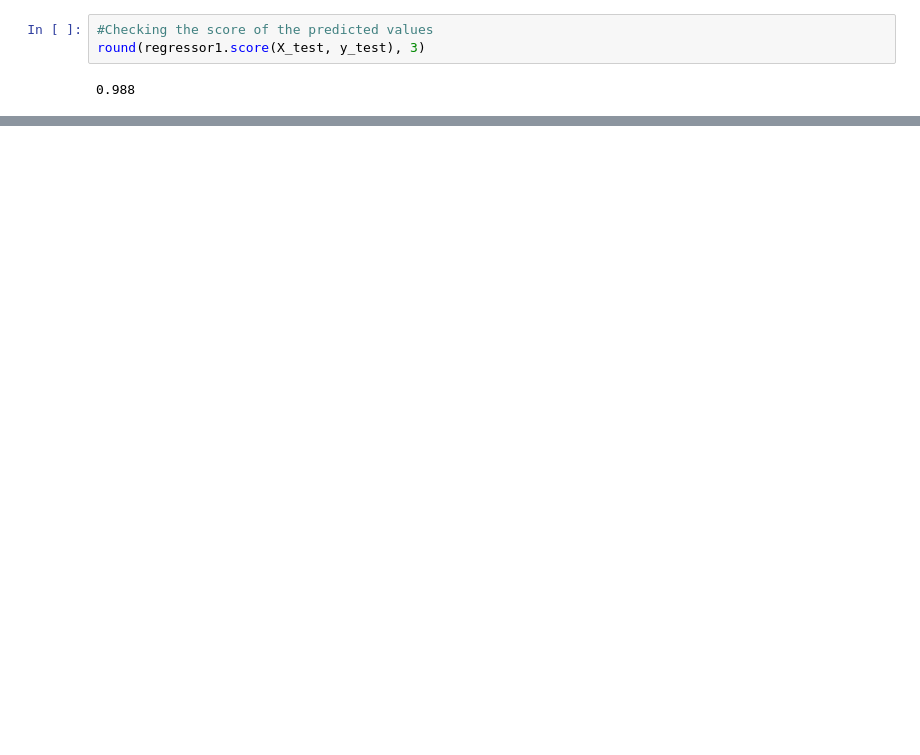
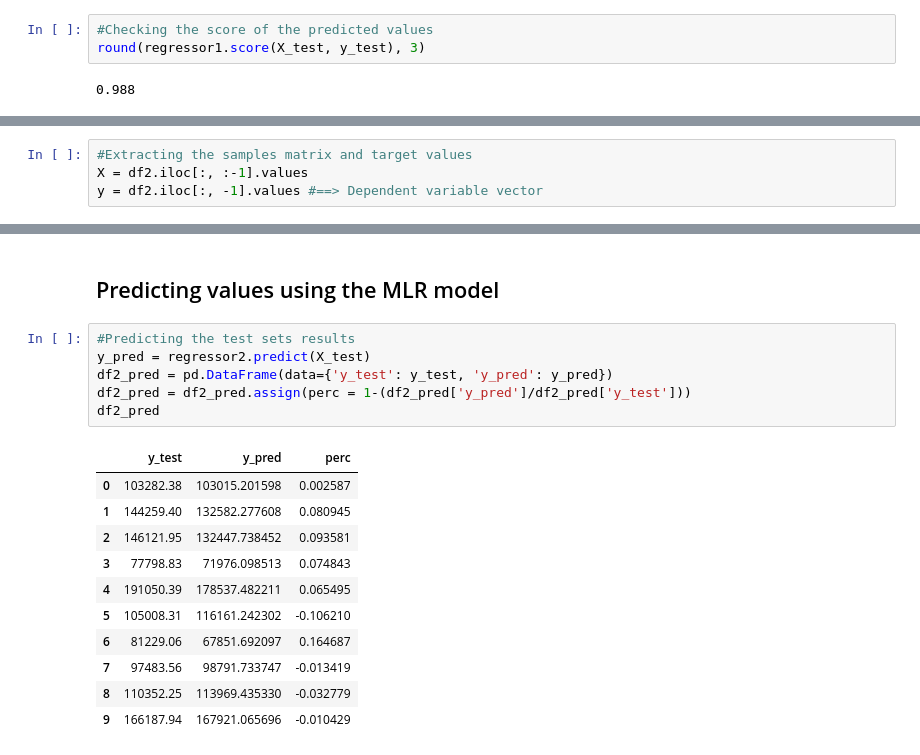
Before and after one commit to gabrielborja/machine_learning, a Jupyter notebook: 02_linear_regression_models.ipynb, the cells around one changed output, grey strips where cells are left out. Cells and saved outputs as stored; diff of their text form; blank space fills up the shorter version.

```diff
--- a/02_linear_regression_models.ipynb
+++ b/02_linear_regression_models.ipynb
@@ -85,0 +165,4 @@ round(regressor1.score(X_test, y_test), 3)
+# %%
+#Extracting the samples matrix and target values
+X = df2.iloc[:, :-1].values
+y = df2.iloc[:, -1].values #==> Dependent variable vector
@@ -85,0 +215,20 @@ round(regressor1.score(X_test, y_test), 3)
+# %% [markdown]
+## Predicting values using the MLR model
+# %%
+#Predicting the test sets results
+y_pred = regressor2.predict(X_test)
+df2_pred = pd.DataFrame(data={'y_test': y_test, 'y_pred': y_pred})
+df2_pred = df2_pred.assign(perc = 1-(df2_pred['y_pred']/df2_pred['y_test']))
+df2_pred
+# %% [output]
+|  | y_test | y_pred | perc |
+| 0 | 103282.38 | 103015.201598 | 0.002587 |
+| 1 | 144259.40 | 132582.277608 | 0.080945 |
+| 2 | 146121.95 | 132447.738452 | 0.093581 |
+| 3 | 77798.83 | 71976.098513 | 0.074843 |
+| 4 | 191050.39 | 178537.482211 | 0.065495 |
+| 5 | 105008.31 | 116161.242302 | -0.106210 |
+| 6 | 81229.06 | 67851.692097 | 0.164687 |
+| 7 | 97483.56 | 98791.733747 | -0.013419 |
+| 8 | 110352.25 | 113969.435330 | -0.032779 |
+| 9 | 166187.94 | 167921.065696 | -0.010429 |
```
Also changed, not shown: parts of 30 cells of this notebook.
